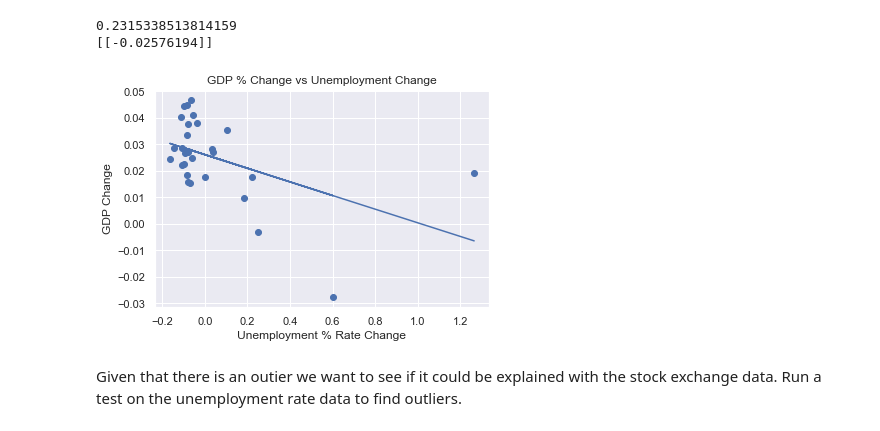
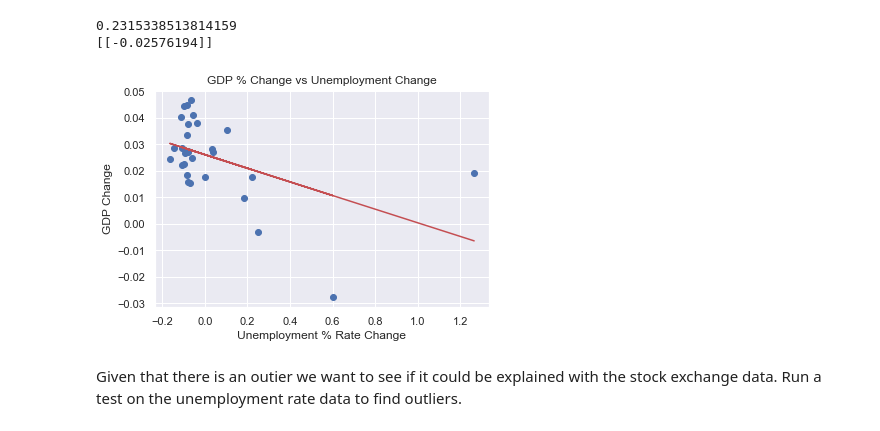
Before and after one commit to thudsonbu/ds-project-1, a Jupyter notebook: project-2.ipynb, the cells around one changed output. Cells and saved outputs as stored; diff of their text form; code cells hidden in the pictures.

```diff
--- a/project-2.ipynb
+++ b/project-2.ipynb
@@ -354,16 +355,16 @@ print(linear_regressor.coef_)
 # %%
 _ = plt.scatter( x, y )
 
 _ = plt.title('GDP % Change vs Unemployment Change')
 
 _ = plt.xlabel('Unemployment % Rate Change')
 _ = plt.ylabel('GDP Change')
 
-_ = plt.plot( x, y_predict )
+_ = plt.plot( x, y_predict, 'r' )
 
 plt.show()
 # %% [output]
-[figure, old version]
+[figure, new version]
 # %% [markdown]
 Given that there is an outier we want to see if it could be explained with the stock exchange data. Run a test on the unemployment rate data to find outliers.
 # %%
```
Also changed, not shown: parts of 5 cells of this notebook.
